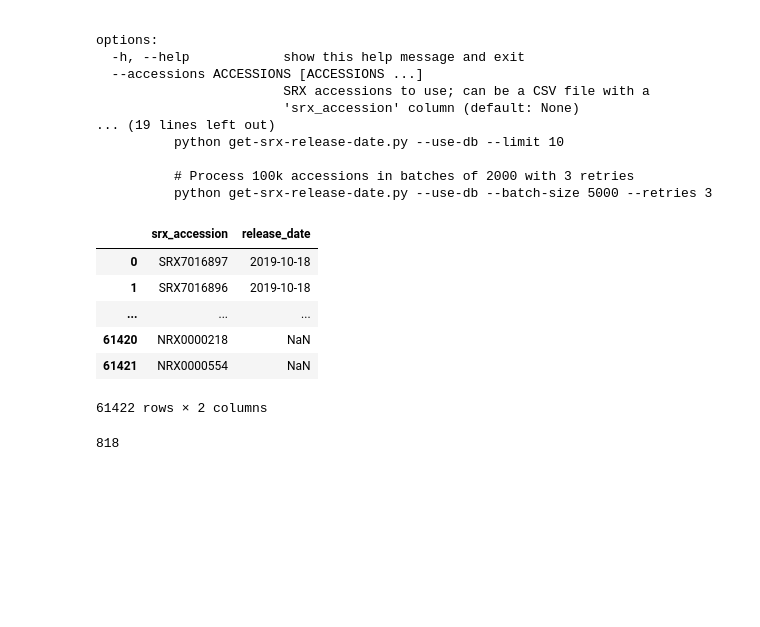
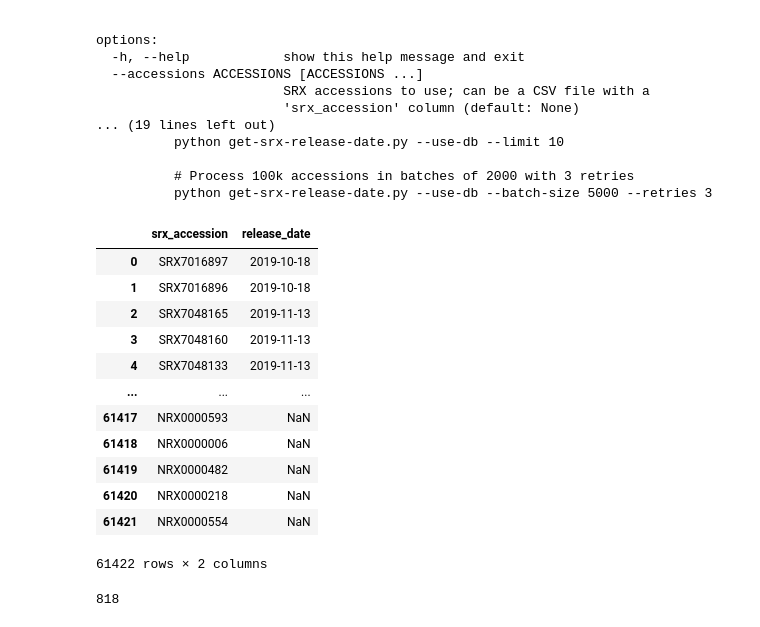
Before and after one commit to ArcInstitute/scBaseCount_analysis, a Jupyter notebook: notebooks/sra_cells-by-time.ipynb, the cells around one changed output. Drawn from its saved outputs; the diff is of its cells as text; code cells hidden in the pictures; blank space fills up the shorter version.

```diff
--- a/notebooks/sra_cells-by-time.ipynb
+++ b/notebooks/sra_cells-by-time.ipynb
@@ -118,14 +118,20 @@ release_date_file = base_dir / "data" / "get-srx-date" / "2025-07-09_SRX-release
 # !tail -n +2 {y} >> {z}
 # %%
 # read in the release dates
-release_date_file = base_dir / "data" / "get-srx-date" / "2025-07-09_SRX-release-dates.csv"
+release_date_file = base_dir / "data" / "get-srx-date" / "2025-07-09_SRX-release-dates.csv.gz"
 df_release_dates = pd.read_csv(release_date_file)
 df_release_dates
 # %% [output]
 |  | srx_accession | release_date |
 | 0 | SRX7016897 | 2019-10-18 |
 | 1 | SRX7016896 | 2019-10-18 |
+| 2 | SRX7048165 | 2019-11-13 |
+| 3 | SRX7048160 | 2019-11-13 |
+| 4 | SRX7048133 | 2019-11-13 |
 | ... | ... | ... |
+| 61417 | NRX0000593 | NaN |
+| 61418 | NRX0000006 | NaN |
+| 61419 | NRX0000482 | NaN |
 | 61420 | NRX0000218 | NaN |
 | 61421 | NRX0000554 | NaN |
 61422 rows × 2 columns
```
Also changed, not shown: parts of 1 cell of this notebook, 2 other files.
